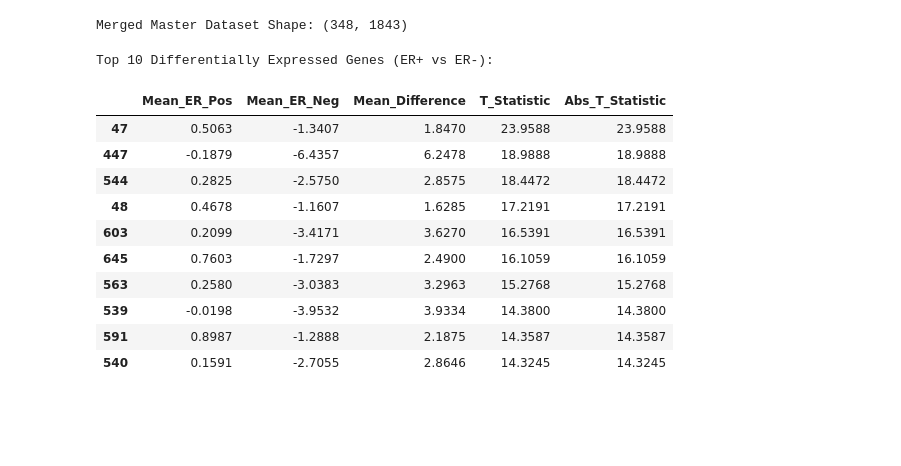
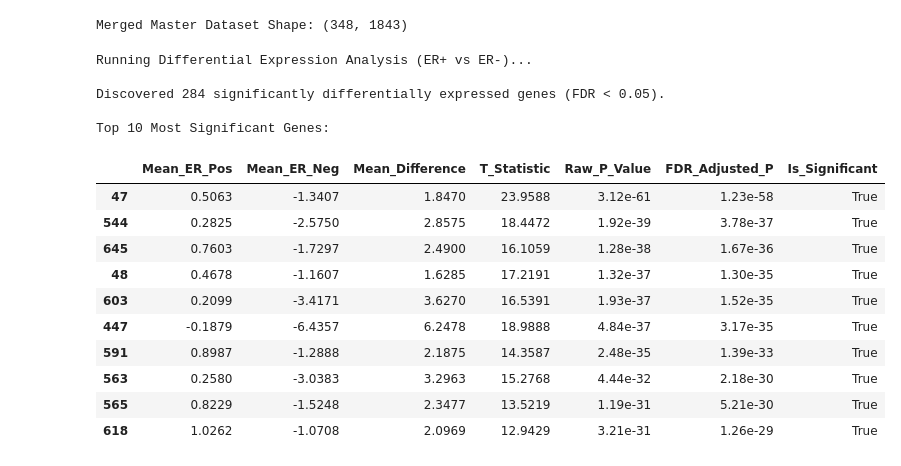
Before and after one commit to ypg1um-arch/SAU_ML_TASKS, a Jupyter notebook: TCGA-1_Classical_Stats_EDA.ipynb, the cells around one changed output. Cells and saved outputs as stored; diff of their text form; code cells hidden in the pictures; blank space fills up the shorter version.

```diff
--- a/TCGA-1_Classical_Stats_EDA.ipynb
+++ b/TCGA-1_Classical_Stats_EDA.ipynb
@@ -216,51 +233,90 @@ print(f"\nMerged Master Dataset Shape: {merged_df.shape}")
 # %% [output]
 Merged Master Dataset Shape: (348, 1843)
 # %%
-# Cell 5: Differential Expression (ER+ vs ER-)
+# Cell 5: Differential Expression (Welch's T-Test + FDR Correction)
+import scipy.stats as stats
+from statsmodels.stats.multitest import multipletests
+
 if 'ER Status' in merged_df.columns:
+    print("Running Differential Expression Analysis (ER+ vs ER-)...")
+
     analysis_df = merged_df[merged_df['ER Status'].isin(['Positive', 'Negative'])]
-
-    # Ensure we only check columns that exist in the merged dataframe
     gene_cols = [col for col in top_1000_genes if col in analysis_df.columns]
 
+    # Grouping and calculating basic stats
     grouped = analysis_df.groupby('ER Status')[gene_cols]
     n = grouped.count().astype(float)
     means = grouped.mean()
     variances = grouped.var()
 
     mean_pos, mean_neg = means.loc['Positive'], means.loc['Negative']
     var_pos, var_neg = variances.loc['Positive'], variances.loc['Negative']
     n_pos, n_neg = n.loc['Positive'], n.loc['Negative']
 
+    # --- PHASE 1: The Local Test (Effect Size & T-Statistic) ---
     mean_diff = mean_pos - mean_neg
     standard_error = np.sqrt((var_pos / n_pos) + (var_neg / n_neg))
     t_stat = mean_diff / standard_error
 
+
+    # --- PHASE 2: The Global Correction (P-Values & FDR) ---
+
+    # 1. Calculate Degrees of Freedom (Welch-Satterthwaite Equation)
+    df_num = (var_pos / n_pos + var_neg / n_neg)**2
+    df_den = ((var_pos / n_pos)**2 / (n_pos - 1)) + ((var_neg / n_neg)**2 / (n_neg - 1))
+    degrees_of_freedom = df_num / df_den
+
+    # 2. Calculate Raw P-Values (Two-tailed test)
+    # stats.t.sf calculates the area under the tail of the curve. We multiply by 2 for both tails.
+    raw_p_values = 2 * stats.t.sf(np.abs(t_stat), degrees_of_freedom)
+
+    # 3. Apply Benjamini-Hochberg FDR Correction
+    # alpha=0.05 sets our acceptable False Discovery Rate to 5%
+    is_significant, fdr_adjusted_p, _, _ = multipletests(raw_p_values, alpha=0.05, method='fdr_bh')
+
+
+    # --- Compile the Final Results ---
     stat_results = pd.DataFrame({
         'Mean_ER_Pos': mean_pos,
         'Mean_ER_Neg': mean_neg,
         'Mean_Difference': mean_diff,
         'T_Statistic': t_stat,
-        'Abs_T_Statistic': np.abs(t_stat)
-    }).sort_values(by='Abs_T_Statistic', ascending=False)
+        'Raw_P_Value': raw_p_values,
+        'FDR_Adjusted_P': fdr_adjusted_p,
+        'Is_Significant': is_significant  # This will be True or False
+    })
 
-    print("\nTop 10 Differentially Expressed Genes (ER+ vs ER-):")
-    display(stat_results.head(10).round(4))
+    # Sort by the most statistically significant (Smallest FDR P-value first!)
+    stat_results = stat_results.sort_values(by='FDR_Adjusted_P', ascending=True)
+
+    print(f"\nDiscovered {is_significant.sum()} significantly differentially expressed genes (FDR < 0.05).")
+
+    print("\nTop 10 Most Significant Genes:")
+    # We use scientific notation (.2e) for p-values because they get extremely small!
+    display(stat_results.head(10).style.format({
+        'Mean_ER_Pos': "{:.4f}", 'Mean_ER_Neg': "{:.4f}", 'Mean_Difference': "{:.4f}",
+        'T_Statistic': "{:.4f}", 'Raw_P_Value': "{:.2e}", 'FDR_Adjusted_P': "{:.2e}"
+    }))
+
 else:
     print("\nError: 'ER Status' column not found for Differential Expression analysis.")
 # %% [output]
-Top 10 Differentially Expressed Genes (ER+ vs ER-):
+Running Differential Expression Analysis (ER+ vs ER-)...
+
+Discovered 284 significantly differentially expressed genes (FDR < 0.05).
+
+Top 10 Most Significant Genes:
-|  | Mean_ER_Pos | Mean_ER_Neg | Mean_Difference | T_Statistic | Abs_T_Statistic |
-| 47 | 0.5063 | -1.3407 | 1.8470 | 23.9588 | 23.9588 |
-| 447 | -0.1879 | -6.4357 | 6.2478 | 18.9888 | 18.9888 |
-| 544 | 0.2825 | -2.5750 | 2.8575 | 18.4472 | 18.4472 |
-| 48 | 0.4678 | -1.1607 | 1.6285 | 17.2191 | 17.2191 |
-| 603 | 0.2099 | -3.4171 | 3.6270 | 16.5391 | 16.5391 |
-| 645 | 0.7603 | -1.7297 | 2.4900 | 16.1059 | 16.1059 |
-| 563 | 0.2580 | -3.0383 | 3.2963 | 15.2768 | 15.2768 |
-| 539 | -0.0198 | -3.9532 | 3.9334 | 14.3800 | 14.3800 |
-| 591 | 0.8987 | -1.2888 | 2.1875 | 14.3587 | 14.3587 |
-| 540 | 0.1591 | -2.7055 | 2.8646 | 14.3245 | 14.3245 |
+|  | Mean_ER_Pos | Mean_ER_Neg | Mean_Difference | T_Statistic | Raw_P_Value | FDR_Adjusted_P | Is_Significant |
+| 47 | 0.5063 | -1.3407 | 1.8470 | 23.9588 | 3.12e-61 | 1.23e-58 | True |
+| 544 | 0.2825 | -2.5750 | 2.8575 | 18.4472 | 1.92e-39 | 3.78e-37 | True |
+| 645 | 0.7603 | -1.7297 | 2.4900 | 16.1059 | 1.28e-38 | 1.67e-36 | True |
+| 48 | 0.4678 | -1.1607 | 1.6285 | 17.2191 | 1.32e-37 | 1.30e-35 | True |
+| 603 | 0.2099 | -3.4171 | 3.6270 | 16.5391 | 1.93e-37 | 1.52e-35 | True |
+| 447 | -0.1879 | -6.4357 | 6.2478 | 18.9888 | 4.84e-37 | 3.17e-35 | True |
+| 591 | 0.8987 | -1.2888 | 2.1875 | 14.3587 | 2.48e-35 | 1.39e-33 | True |
+| 563 | 0.2580 | -3.0383 | 3.2963 | 15.2768 | 4.44e-32 | 2.18e-30 | True |
+| 565 | 0.8229 | -1.5248 | 2.3477 | 13.5219 | 1.19e-31 | 5.21e-30 | True |
+| 618 | 1.0262 | -1.0708 | 2.0969 | 12.9429 | 3.21e-31 | 1.26e-29 | True |
 # %%
 # Cell 6: Feature Correlation Analysis
 if 'stat_results' in locals() and not stat_results.empty:
```
Also changed, not shown: parts of 2 cells of this notebook.
